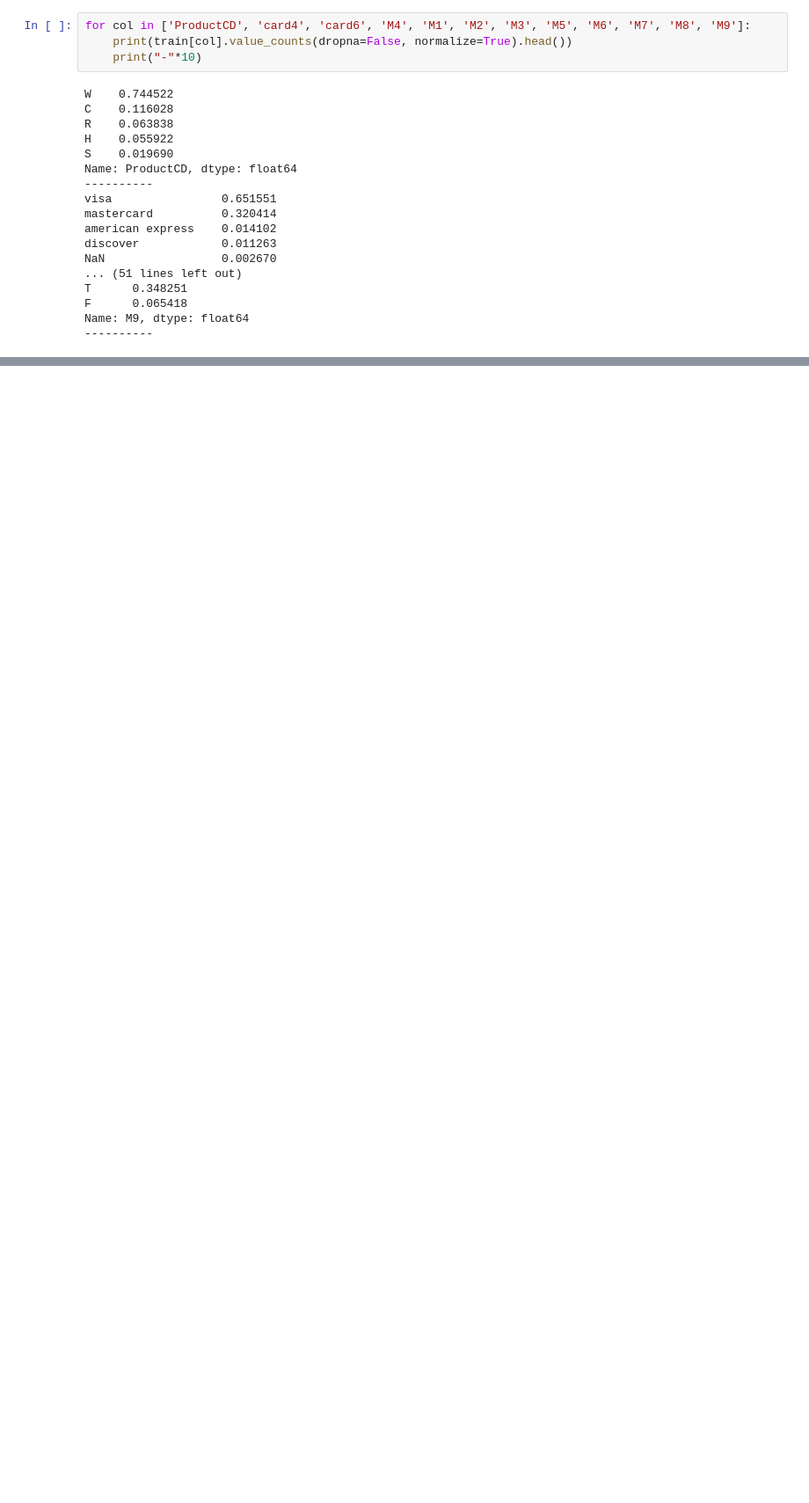
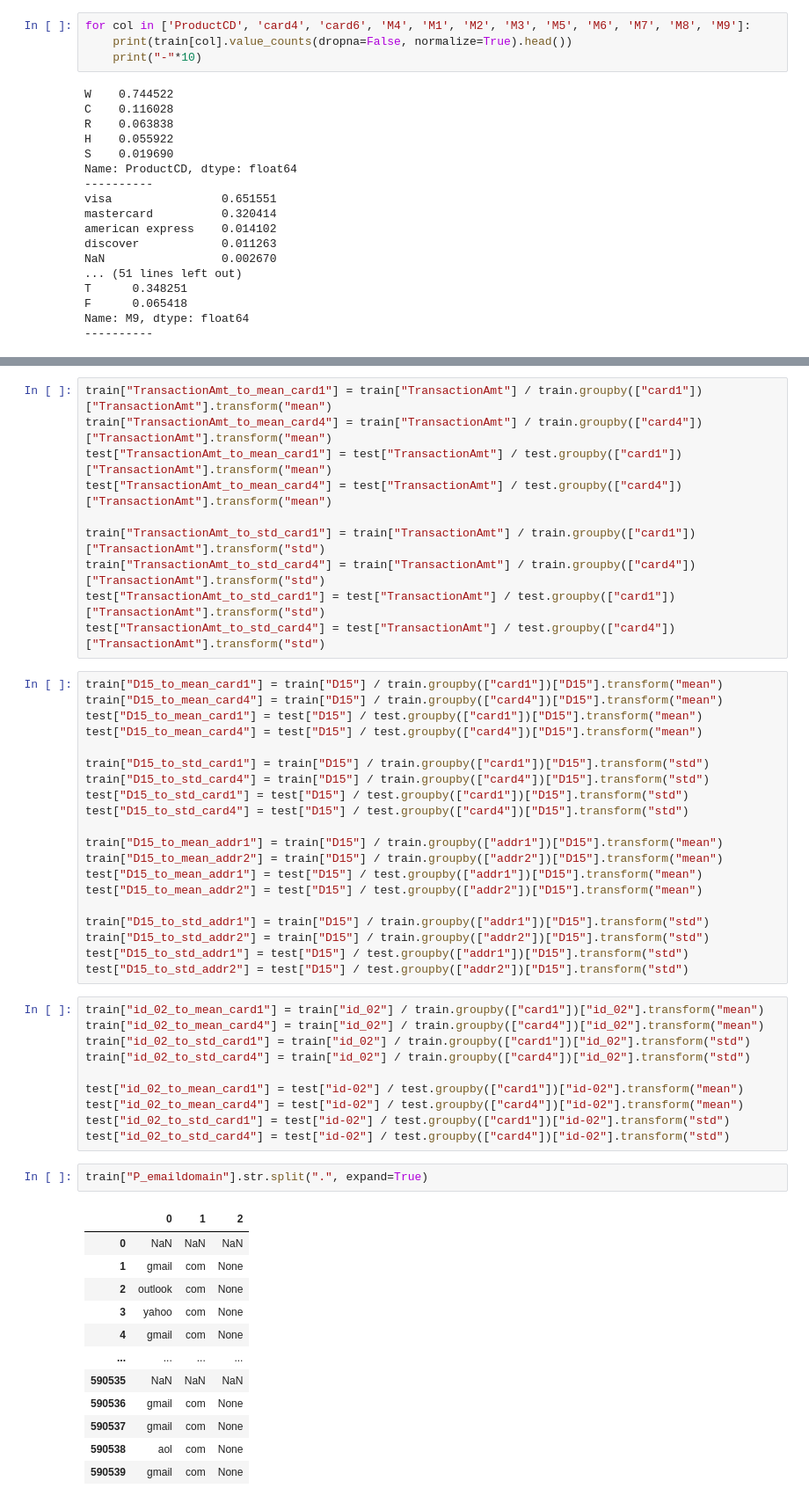
Before and after one commit to akiabe/kaggle_ieee-cis-fraud-detect, a Jupyter notebook: notebooks/EDA_and_Models.ipynb, the cells around one changed output, grey strips where cells are left out. Shown at 88% size. Cells and saved outputs as stored; diff of their text form; blank space fills up the shorter version.

```diff
--- a/notebooks/EDA_and_Models.ipynb
+++ b/notebooks/EDA_and_Models.ipynb
@@ -202,0 +315,55 @@ Name: addr2, dtype: float64
+# %%
+train["TransactionAmt_to_mean_card1"] = train["TransactionAmt"] / train.groupby(["card1"])["TransactionAmt"].transform("mean")
+train["TransactionAmt_to_mean_card4"] = train["TransactionAmt"] / train.groupby(["card4"])["TransactionAmt"].transform("mean")
+test["TransactionAmt_to_mean_card1"] = test["TransactionAmt"] / test.groupby(["card1"])["TransactionAmt"].transform("mean")
+test["TransactionAmt_to_mean_card4"] = test["TransactionAmt"] / test.groupby(["card4"])["TransactionAmt"].transform("mean")
+
+train["TransactionAmt_to_std_card1"] = train["TransactionAmt"] / train.groupby(["card1"])["TransactionAmt"].transform("std")
+train["TransactionAmt_to_std_card4"] = train["TransactionAmt"] / train.groupby(["card4"])["TransactionAmt"].transform("std")
+test["TransactionAmt_to_std_card1"] = test["TransactionAmt"] / test.groupby(["card1"])["TransactionAmt"].transform("std")
+test["TransactionAmt_to_std_card4"] = test["TransactionAmt"] / test.groupby(["card4"])["TransactionAmt"].transform("std")
+# %%
+train["D15_to_mean_card1"] = train["D15"] / train.groupby(["card1"])["D15"].transform("mean")
+train["D15_to_mean_card4"] = train["D15"] / train.groupby(["card4"])["D15"].transform("mean")
+test["D15_to_mean_card1"] = test["D15"] / test.groupby(["card1"])["D15"].transform("mean")
+test["D15_to_mean_card4"] = test["D15"] / test.groupby(["card4"])["D15"].transform("mean")
+
+train["D15_to_std_card1"] = train["D15"] / train.groupby(["card1"])["D15"].transform("std")
+train["D15_to_std_card4"] = train["D15"] / train.groupby(["card4"])["D15"].transform("std")
+test["D15_to_std_card1"] = test["D15"] / test.groupby(["card1"])["D15"].transform("std")
+test["D15_to_std_card4"] = test["D15"] / test.groupby(["card4"])["D15"].transform("std")
+
+train["D15_to_mean_addr1"] = train["D15"] / train.groupby(["addr1"])["D15"].transform("mean")
+train["D15_to_mean_addr2"] = train["D15"] / train.groupby(["addr2"])["D15"].transform("mean")
+test["D15_to_mean_addr1"] = test["D15"] / test.groupby(["addr1"])["D15"].transform("mean")
+test["D15_to_mean_addr2"] = test["D15"] / test.groupby(["addr2"])["D15"].transform("mean")
+
+train["D15_to_std_addr1"] = train["D15"] / train.groupby(["addr1"])["D15"].transform("std")
+train["D15_to_std_addr2"] = train["D15"] / train.groupby(["addr2"])["D15"].transform("std")
+test["D15_to_std_addr1"] = test["D15"] / test.groupby(["addr1"])["D15"].transform("std")
+test["D15_to_std_addr2"] = test["D15"] / test.groupby(["addr2"])["D15"].transform("std")
+# %%
+train["id_02_to_mean_card1"] = train["id_02"] / train.groupby(["card1"])["id_02"].transform("mean")
+train["id_02_to_mean_card4"] = train["id_02"] / train.groupby(["card4"])["id_02"].transform("mean")
+train["id_02_to_std_card1"] = train["id_02"] / train.groupby(["card1"])["id_02"].transform("std")
+train["id_02_to_std_card4"] = train["id_02"] / train.groupby(["card4"])["id_02"].transform("std")
+
+test["id_02_to_mean_card1"] = test["id-02"] / test.groupby(["card1"])["id-02"].transform("mean")
+test["id_02_to_mean_card4"] = test["id-02"] / test.groupby(["card4"])["id-02"].transform("mean")
+test["id_02_to_std_card1"] = test["id-02"] / test.groupby(["card1"])["id-02"].transform("std")
+test["id_02_to_std_card4"] = test["id-02"] / test.groupby(["card4"])["id-02"].transform("std")
+# %%
+train["P_emaildomain"].str.split(".", expand=True)
+# %% [output]
+|  | 0 | 1 | 2 |
+| 0 | NaN | NaN | NaN |
+| 1 | gmail | com | None |
+| 2 | outlook | com | None |
+| 3 | yahoo | com | None |
+| 4 | gmail | com | None |
+| ... | ... | ... | ... |
+| 590535 | NaN | NaN | NaN |
+| 590536 | gmail | com | None |
+| 590537 | gmail | com | None |
+| 590538 | aol | com | None |
+| 590539 | gmail | com | None |
```
Also changed, not shown: parts of 17 cells of this notebook.
